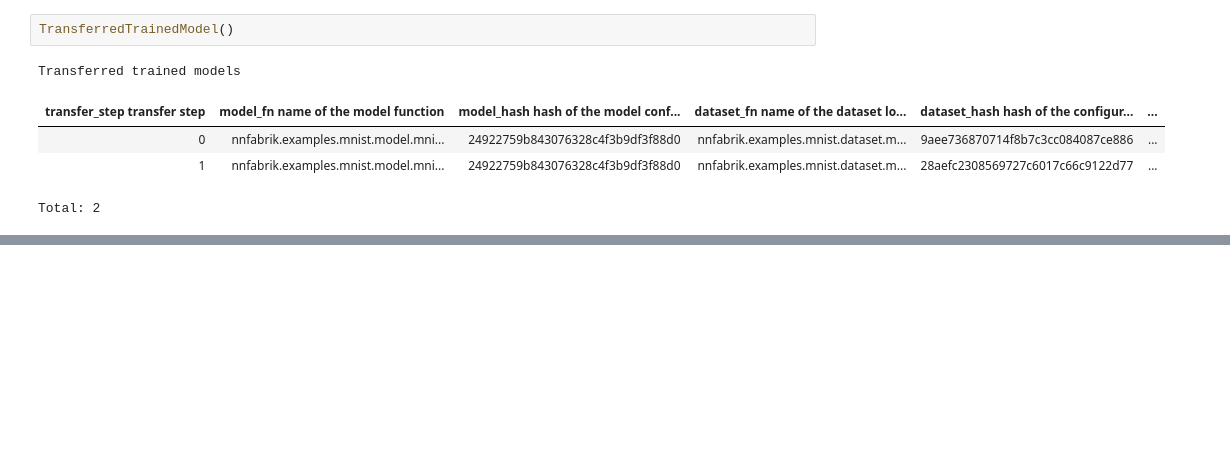
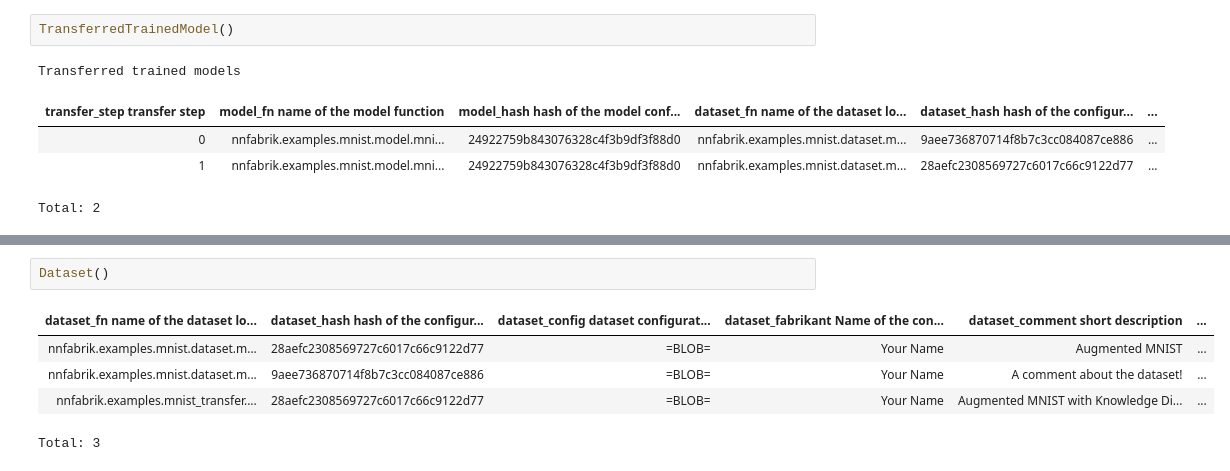
Before and after one commit to sinzlab/nnfabrik, a Jupyter notebook: nnfabrik/examples/notebooks/transfer_example.ipynb, the cells around one changed output, grey strips where cells are left out. Saved outputs shown, nothing was run; the diff lists cells and outputs as text; blank space fills up the shorter version.

```diff
--- a/nnfabrik/examples/notebooks/transfer_example.ipynb
+++ b/nnfabrik/examples/notebooks/transfer_example.ipynb
@@ -135,0 +193,8 @@ Total: 5
+# %%
+Dataset()
+# %% [output]
+| dataset_fn name of the dataset lo... | dataset_hash hash of the configur... | dataset_config dataset configurat... | dataset_fabrikant Name of the con... | dataset_comment short description | ... |
+| nnfabrik.examples.mnist.dataset.m... | 28aefc2308569727c6017c66c9122d77 | =BLOB= | Your Name | Augmented MNIST | ... |
+| nnfabrik.examples.mnist.dataset.m... | 9aee736870714f8b7c3cc084087ce886 | =BLOB= | Your Name | A comment about the dataset! | ... |
+| nnfabrik.examples.mnist_transfer.... | 28aefc2308569727c6017c66c9122d77 | =BLOB= | Your Name | Augmented MNIST with Knowledge Di... | ... |
+Total: 3
```
Also changed, not shown: parts of 39 cells of this notebook, 6 other files.
